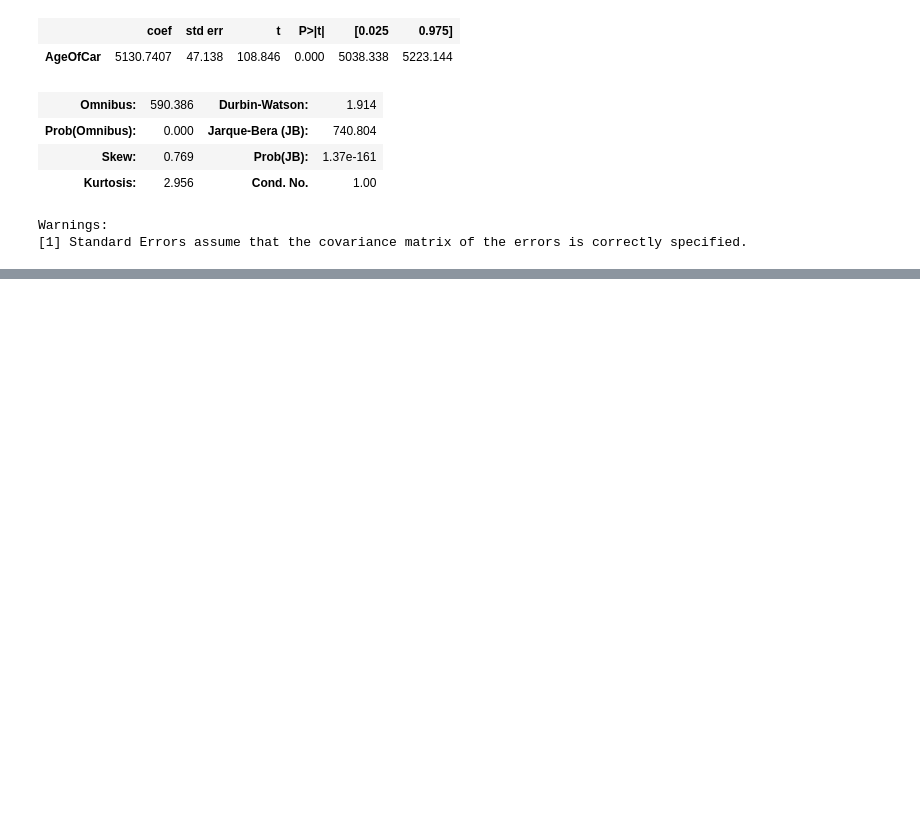
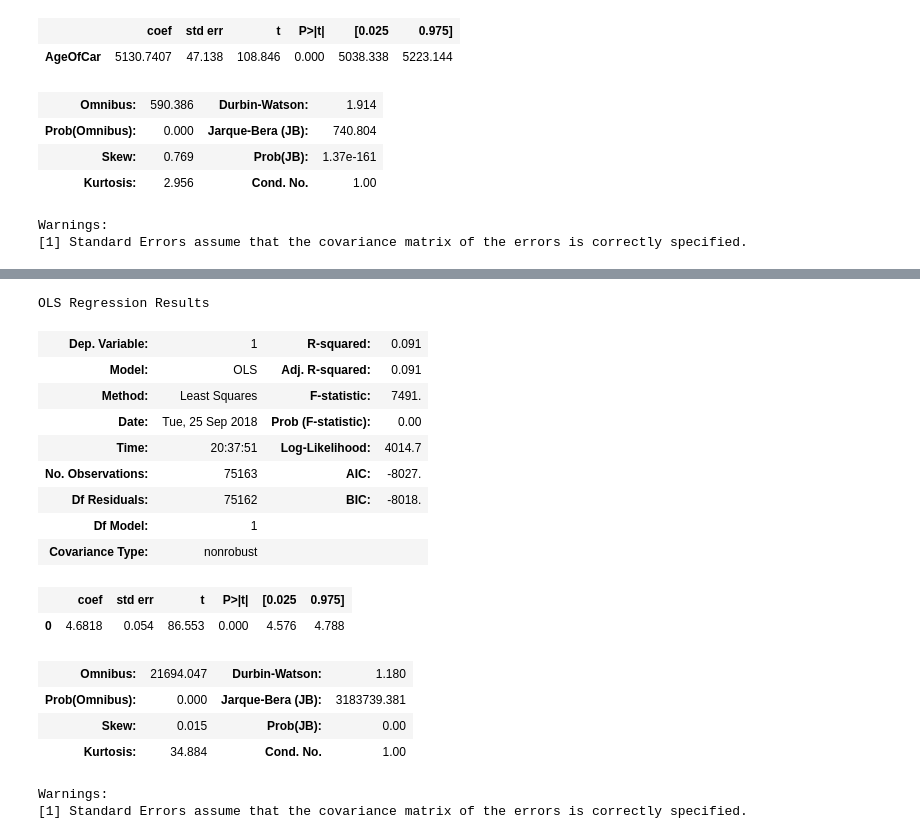
Before and after one commit to Supreethamg/CMPE257_ML, a Jupyter notebook: Linear Regression/cars_analysis_assignment_3.ipynb, the cells around one changed output, grey strips where cells are left out. Saved outputs shown, nothing was run; the diff lists cells and outputs as text; code cells hidden in the pictures; blank space fills up the shorter version.

```diff
--- a/Linear Regression/cars_analysis_assignment_3.ipynb
+++ b/Linear Regression/cars_analysis_assignment_3.ipynb
@@ -471,3 +471,10 @@ OLS Regression Results
 | Kurtosis: | 2.956 | Cond. No. | 1.00 |
 Warnings:
 [1] Standard Errors assume that the covariance matrix of the errors is correctly specified.
+# %%
+float_array=data1_subset_cleaned[['mileage', 'price_eur']].values.astype(float)
+min_max_scaler = preprocessing.MinMaxScaler()
+scaled_array = min_max_scaler.fit_transform(float_array[[0]])
+# %%
+df_normalized = pd.DataFrame(scaled_array)
+df_normalized.describe()
@@ -473,0 +491,30 @@ Warnings:
+# %%
+lm  = LinearRegression()
+X = df_normalized[[0]]
+Y = df_normalized[1]
+X_train, X_test, Y_train, Y_test  = train_test_split(X, Y , test_size = 0.3)
+lm.fit(X_train, Y_train)
+Y_pred = lm.predict(X_test)
+
+model = sm.OLS(Y_train, X_train)
+result = model.fit()
+result.summary()
+# %% [output]
+OLS Regression Results
+| Dep. Variable: | 1 | R-squared: | 0.091 |
+| Model: | OLS | Adj. R-squared: | 0.091 |
+| Method: | Least Squares | F-statistic: | 7491. |
+| Date: | Tue, 25 Sep 2018 | Prob (F-statistic): | 0.00 |
+| Time: | 20:37:51 | Log-Likelihood: | 4014.7 |
+| No. Observations: | 75163 | AIC: | -8027. |
+| Df Residuals: | 75162 | BIC: | -8018. |
+| Df Model: | 1 |  |  |
+| Covariance Type: | nonrobust |  |  |
+|  | coef | std err | t | P>|t| | [0.025 | 0.975] |
+| 0 | 4.6818 | 0.054 | 86.553 | 0.000 | 4.576 | 4.788 |
+| Omnibus: | 21694.047 | Durbin-Watson: | 1.180 |
+| Prob(Omnibus): | 0.000 | Jarque-Bera (JB): | 3183739.381 |
+| Skew: | 0.015 | Prob(JB): | 0.00 |
+| Kurtosis: | 34.884 | Cond. No. | 1.00 |
+Warnings:
+[1] Standard Errors assume that the covariance matrix of the errors is correctly specified.
```
Also changed, not shown: parts of 5 cells of this notebook, 1 other file.
